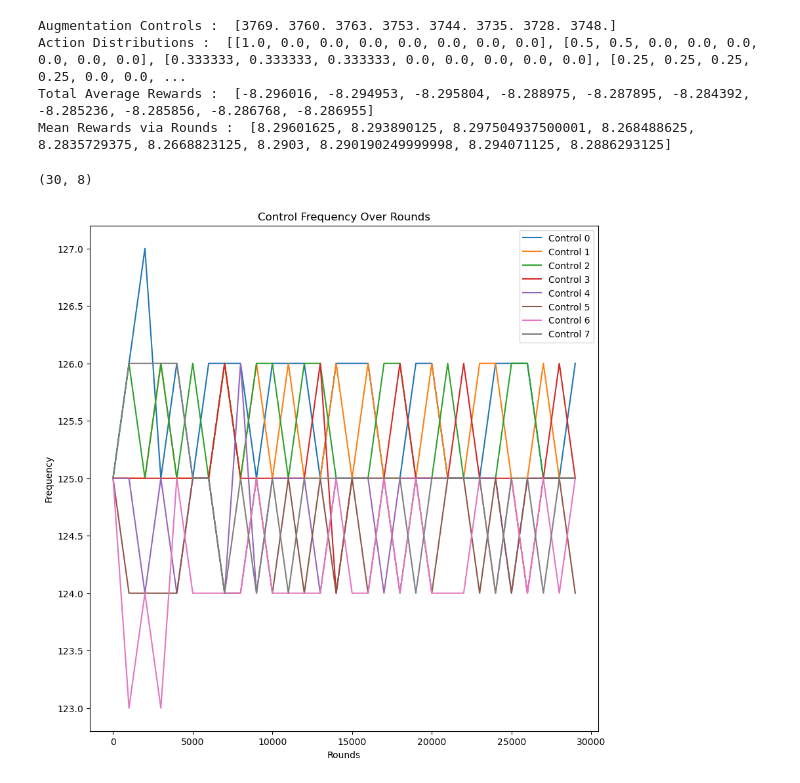
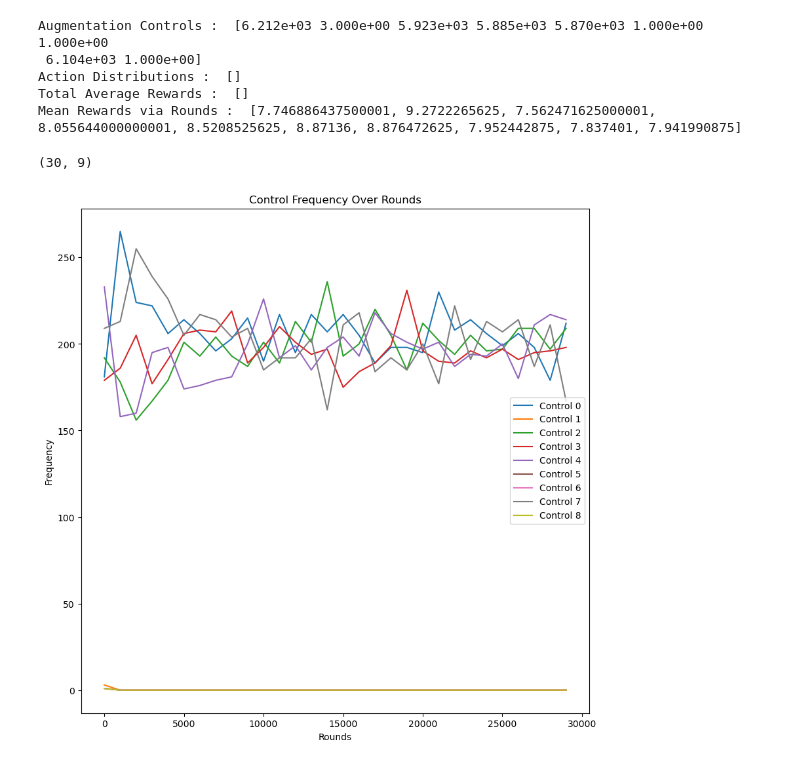
Before and after one commit to oss0430/DAforFedSeqRec, a Jupyter notebook: MAB_Eval.ipynb, the cells around one changed output. Cells and saved outputs as stored; diff of their text form; code cells hidden in the pictures.

```diff
--- a/MAB_Eval.ipynb
+++ b/MAB_Eval.ipynb
@@ -4,7 +4,7 @@ import sys
 import os
 from typing import List, Dict, Tuple, Any
 
-eval_folder_path = "exp/shadow_with_aug_selection_sasrec_on_sr_data_lr0.001_lstep20/ML-1M_MAB"
+eval_folder_path = "exp/shadow_with_aug_selection_sasrec_on_sr_data_lr0.01_lstep20/0923_AmazonBeautyMAB_Thompson"
 config_path = os.path.join(eval_folder_path, "config.yaml")
 evaluation_log_path = os.path.join(eval_folder_path, "eval_results.log")
 print_log_path = os.path.join(eval_folder_path, "exp_print.log")
@@ -20,6 +20,7 @@ def load_log_file(file_path : str) -> str:
 # %%
 import re
 import numpy as np
+import ast
 ## Parse exp_print.log for each experiment
 """ Amazon Beauty
 2024-09-21 17:40:02,316 (shadow_client_and_server:292) INFO: Controller Evaluation{Average_Reward : -8.465918, Action_Distribution : [0.333333 0.333333 0.333333 0.       0.       0.       0.       0.      ]}
@@ -36,20 +37,35 @@ import numpy as np
 2024-09-21 17:44:03,938 (shadow_client_and_server:153) INFO: ----------- Starting a new training round (Round #3) -------------
 2024-09-21 17:44:03,939 (shadow_client_and_server:283) INFO: Augmentation Controll : 3
 """
+"""
+2024-09-23 21:49:19,846 (shadow_client_and_server:574) INFO: 'Controller Evaluation' : {'avg_reward' : -8.338225, 'action_distribution' : [0.166667 0.166667 0.166667 0.166667 0.166667 0.166667 0.       0.
+ 0.      ]}
+ 2024-09-23 21:49:19,873 (shadow_client_and_server:561)
+ (shadow_client_and_server:1159)
+"""
+"""
+2024-09-23 22:26:55,059 (shadow_client_and_server:576) INFO: Augmentation Controll : 2
+2024-09-23 22:26:55,060 (fed_runner:1223) INFO: Assigning data :{'proxy_client': 1, 'shadow_client': 10298}
+2024-09-23 22:26:55,326 (shadow_client_and_server:1174)
+"""
+def extract_controller_evaluation(text : str) -> List[int]:
+    # Regex to extract avg_reward
+    avg_reward_pattern = r"'avg_reward'\s*:\s*(-?\d+\.\d+)"
 
+    # Regex to extract action_distribution, including potential line breaks
+    action_dist_pattern = r"'action_distribution'\s*:\s*\[((?:[0-9.]+\s*)+)\]"
 
-def extract_controller_evaluation(text : str) -> List[int]:
-    """
-    Extract the Average_Reward and Action_Distribution.
-    """
-    pattern_prev = r"Average_Reward\s*:\s*(-?\d+\.\d+),\s*Action_Distribution\s*:\s*\[([0-9.\s]+)\]"
-    match = re.search(pattern_prev, text)
-    if match:
-        # Convert the string of numbers into a list of integers
-        average_reward = float(match.group(1))
-        action_distribution = [float(x) for x in match.group(2).split()]
-        return average_reward, action_distribution
+    # Extract avg_reward values
+    avg_rewards = re.findall(avg_reward_pattern, text)
+    avg_rewards = [float(ar) for ar in avg_rewards]  # Convert to float
 
+    # Extract action_distribution values (handles line breaks)
+    action_distributions = re.findall(action_dist_pattern, text)
+
+    # Convert the space-separated values inside the brackets to numpy arrays
+    action_distributions = [np.array([float(x) for x in dist.split()]) for dist in action_distributions]
+
+    return avg_rewards, action_distributions
 
 def extract_control(text : str) -> int:
     """
@@ -74,7 +90,7 @@ def extract_reward(text : str) -> float:
         return reward
 
 ## Record Via Each Runs Later Divide by client sample size
-augControls = np.zeros(8)
+augControls = np.zeros(9)
 control_history = []
 avgRewards = []
 actionDistributions = []
@@ -86,18 +102,19 @@ mean_rewards_via_rounds = []
 current_control = None
 current_average_reward, current_action_distribution = None, None
 for line in load_log_file(print_log_path).split("\n"):
-    if "(shadow_client_and_server:292)" in line:
-        ## parse the list at the end
-        current_average_reward, current_action_distribution = extract_controller_evaluation(line)
-        avgRewards.append(current_average_reward)
-        actionDistributions.append(current_action_distribution)
+    #if "(shadow_client_and_server:574)" in line:
+    #    ## parse the list at the end
+    #    current_average_reward, current_action_distribution = extract_controller_evaluation(line)
+    #    avgRewards.append(current_average_reward)
+    #    actionDistributions.append(current_action_distribution)
 
-    elif "(shadow_client_and_server:283)" in line:
+
+    if "(shadow_client_and_server:283)" in line or "(shadow_client_and_server:561)" in line or "(shadow_client_and_server:576)" in line:
         current_control = extract_control(line)
         augControls[current_control] += 1
         control_history.append(current_control)
 
-    elif "(shadow_client_and_server:857)" in line:
+    elif "(shadow_client_and_server:857)" in line or "(shadow_client_and_server:1159)" in line or "(shadow_client_and_server:1174)" in line:
         reward = extract_reward(line)
         rewards.append(reward)
 
@@ -112,36 +129,37 @@ print("Action Distributions : ", actionDistributions[:10])
 print("Total Average Rewards : ", avgRewards[:10])
 print("Mean Rewards via Rounds : ", mean_rewards_via_rounds[:10])
 # %% [output]
-Augmentation Controls :  [3769. 3760. 3763. 3753. 3744. 3735. 3728. 3748.]
-Action Distributions :  [[1.0, 0.0, 0.0, 0.0, 0.0, 0.0, 0.0, 0.0], [0.5, 0.5, 0.0, 0.0, 0.0, 0.0, 0.0, 0.0], [0.333333, 0.333333, 0.333333, 0.0, 0.0, 0.0, 0.0, 0.0], [0.25, 0.25, 0.25, 0.25, 0.0, 0.0, ...
-Total Average Rewards :  [-8.296016, -8.294953, -8.295804, -8.288975, -8.287895, -8.284392, -8.285236, -8.285856, -8.286768, -8.286955]
-Mean Rewards via Rounds :  [8.29601625, 8.293890125, 8.297504937500001, 8.268488625, 8.2835729375, 8.2668823125, 8.2903, 8.290190249999998, 8.294071125, 8.2886293125]
+Augmentation Controls :  [6.212e+03 3.000e+00 5.923e+03 5.885e+03 5.870e+03 1.000e+00 1.000e+00
+ 6.104e+03 1.000e+00]
+Action Distributions :  []
+Total Average Rewards :  []
+Mean Rewards via Rounds :  [7.746886437500001, 9.2722265625, 7.562471625000001, 8.055644000000001, 8.5208525625, 8.87136, 8.876472625, 7.952442875, 7.837401, 7.941990875]
 # %%
 ## in every 1000 rounds measure each control frequency (arm frequency)
 
 import matplotlib.pyplot as plt
 
 ## count frequency every 1000 rounds
 ## plot histogram of control frequency
 control_bins = []
 rounds = []
 for i in range(0,len(control_history),1000):
-    control_bins.append(np.bincount(control_history[i:i+1000], minlength=8))
+    control_bins.append(np.bincount(control_history[i:i+1000], minlength=9))
     rounds.append(i)
 
 control_bins = np.array(control_bins)
 print(control_bins.shape)
 plt.figure(figsize=(10,10))
-for i in range(8):
+for i in range(9):
     plt.plot(rounds, control_bins[:,i], label=f"Control {i}")
 plt.legend()
 plt.xlabel("Rounds")
 plt.ylabel("Frequency")
 plt.title("Control Frequency Over Rounds")
 plt.show()
 # %% [output]
-(30, 8)
+(30, 9)
-[figure, old version]
+[figure, new version]
 # %%
 ## Plot the rewards
 plt.figure(figsize=(10,10))
```
Also changed, not shown: parts of 3 cells of this notebook, 27 other files.
